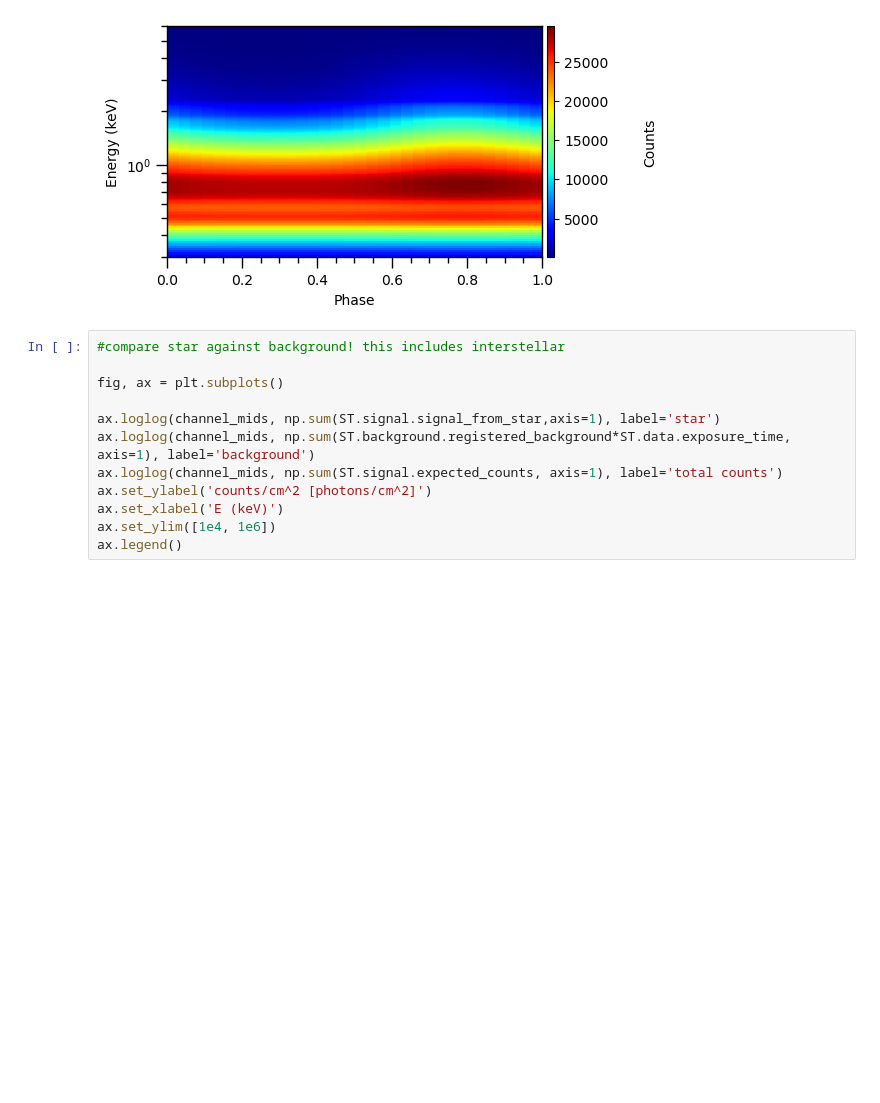
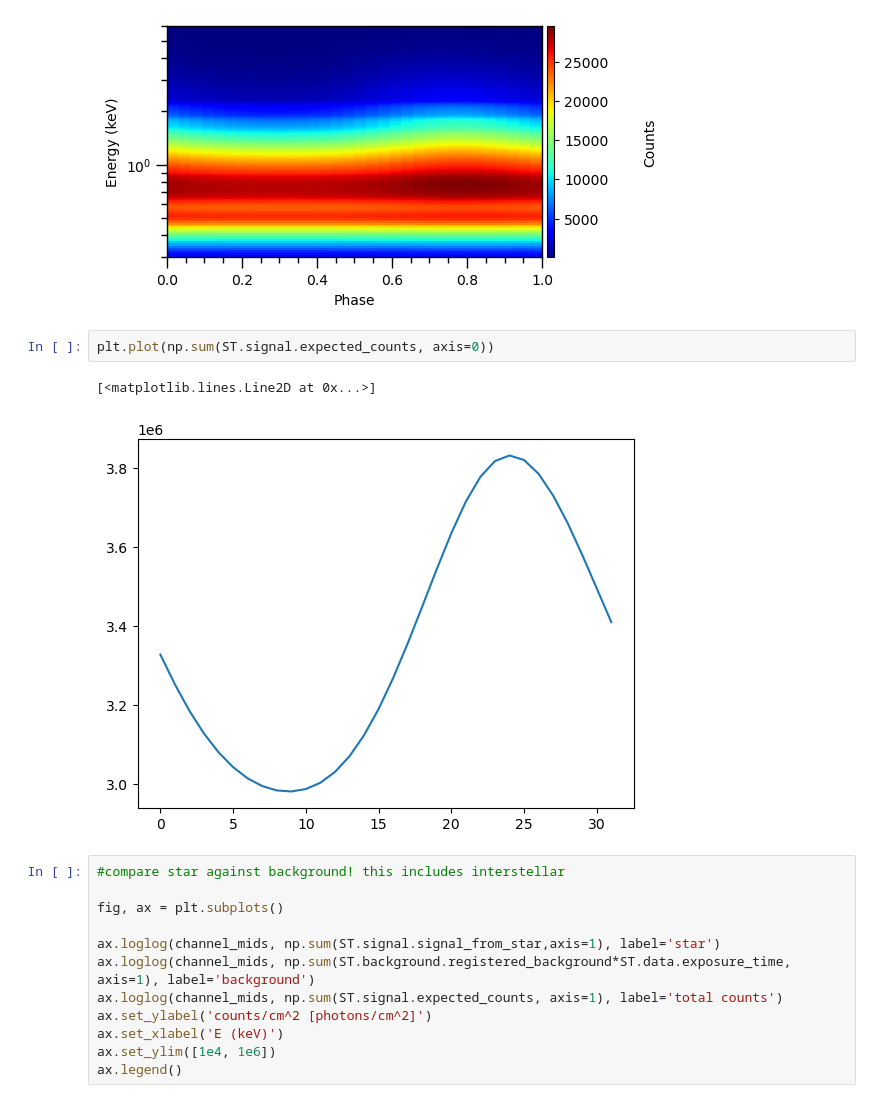
Before and after one commit to Basdorsman/xpsi, a Jupyter notebook: AMXPs/J1808_synthetic/Notebooks/Kajava scenario.ipynb, the cells around one changed output. Cells and saved outputs as stored; diff of their text form; blank space fills up the shorter version.

```diff
--- a/AMXPs/J1808_synthetic/Notebooks/Kajava scenario.ipynb
+++ b/AMXPs/J1808_synthetic/Notebooks/Kajava scenario.ipynb
@@ -76,6 +76,11 @@ plot_one_pulse(ST.signal.expected_counts, ST.phases_space, ST.instrument.channel
 (<Figure size 500x300 with 2 Axes>,
  <AxesSubplot: xlabel='Phase', ylabel='Energy (keV)'>)
 [figure]
+# %%
+plt.plot(np.sum(ST.signal.expected_counts, axis=0))
+# %% [output]
+[<matplotlib.lines.Line2D at 0x...>]
+[figure, added]
 # %%
 #compare star against background! this includes interstellar
 
```
Also changed, not shown: parts of 3 cells of this notebook, 14 other files.
